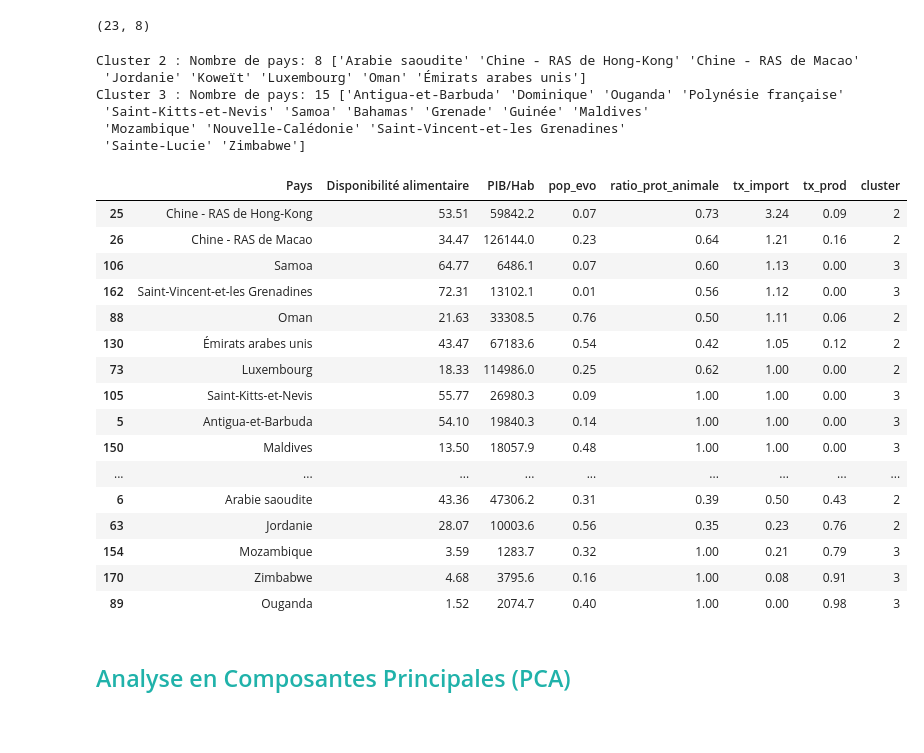
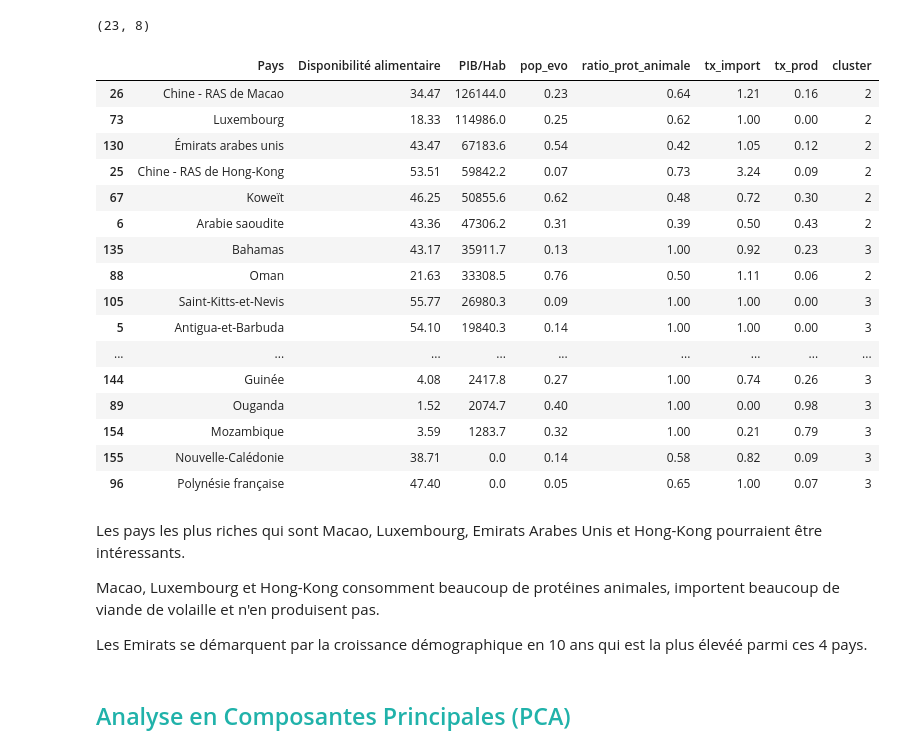
Before and after one commit to Randasabag/Etude-de-march-de-la-poule-qui-chante-avec-Python, a Jupyter notebook: projet9V1.ipynb, the cells around one changed output. Drawn from its saved outputs; the diff is of its cells as text; code cells hidden in the pictures; blank space fills up the shorter version.

```diff
--- a/projet9V1.ipynb
+++ b/projet9V1.ipynb
@@ -1566,37 +1566,33 @@ clusters_cah_retenus.sort_values(by=['ratio_prot_animale','PIB/Hab'], ascending=
 clusters_cah_retenus.shape
 # %% [output]
 (23, 8)
-# %%
-print('Cluster 2 :','Nombre de pays:', len(cluster2), cluster2['Pays'].unique())
-print('Cluster 3 :','Nombre de pays:', len(cluster3), cluster3['Pays'].unique())
-# %% [output]
-Cluster 2 : Nombre de pays: 8 ['Arabie saoudite' 'Chine - RAS de Hong-Kong' 'Chine - RAS de Macao'
- 'Jordanie' 'Koweït' 'Luxembourg' 'Oman' 'Émirats arabes unis']
-Cluster 3 : Nombre de pays: 15 ['Antigua-et-Barbuda' 'Dominique' 'Ouganda' 'Polynésie française'
- 'Saint-Kitts-et-Nevis' 'Samoa' 'Bahamas' 'Grenade' 'Guinée' 'Maldives'
- 'Mozambique' 'Nouvelle-Calédonie' 'Saint-Vincent-et-les Grenadines'
- 'Sainte-Lucie' 'Zimbabwe']
 # %%
 #Pays retenus ordonnés en fonction du taux d'importation
-clusters_cah_retenus.sort_values(by=['tx_import','PIB/Hab'], ascending=False)
+clusters_cah_retenus.sort_values(by=['PIB/Hab'], ascending=False)
 # %% [output]
 |  | Pays | Disponibilité alimentaire | PIB/Hab | pop_evo | ratio_prot_animale | tx_import | tx_prod | cluster |
+| 26 | Chine - RAS de Macao | 34.47 | 126144.0 | 0.23 | 0.64 | 1.21 | 0.16 | 2 |
+| 73 | Luxembourg | 18.33 | 114986.0 | 0.25 | 0.62 | 1.00 | 0.00 | 2 |
+| 130 | Émirats arabes unis | 43.47 | 67183.6 | 0.54 | 0.42 | 1.05 | 0.12 | 2 |
 | 25 | Chine - RAS de Hong-Kong | 53.51 | 59842.2 | 0.07 | 0.73 | 3.24 | 0.09 | 2 |
-| 26 | Chine - RAS de Macao | 34.47 | 126144.0 | 0.23 | 0.64 | 1.21 | 0.16 | 2 |
-| 106 | Samoa | 64.77 | 6486.1 | 0.07 | 0.60 | 1.13 | 0.00 | 3 |
-| 162 | Saint-Vincent-et-les Grenadines | 72.31 | 13102.1 | 0.01 | 0.56 | 1.12 | 0.00 | 3 |
+| 67 | Koweït | 46.25 | 50855.6 | 0.62 | 0.48 | 0.72 | 0.30 | 2 |
+| 6 | Arabie saoudite | 43.36 | 47306.2 | 0.31 | 0.39 | 0.50 | 0.43 | 2 |
+| 135 | Bahamas | 43.17 | 35911.7 | 0.13 | 1.00 | 0.92 | 0.23 | 3 |
 | 88 | Oman | 21.63 | 33308.5 | 0.76 | 0.50 | 1.11 | 0.06 | 2 |
-| 130 | Émirats arabes unis | 43.47 | 67183.6 | 0.54 | 0.42 | 1.05 | 0.12 | 2 |
-| 73 | Luxembourg | 18.33 | 114986.0 | 0.25 | 0.62 | 1.00 | 0.00 | 2 |
 | 105 | Saint-Kitts-et-Nevis | 55.77 | 26980.3 | 0.09 | 1.00 | 1.00 | 0.00 | 3 |
 | 5 | Antigua-et-Barbuda | 54.10 | 19840.3 | 0.14 | 1.00 | 1.00 | 0.00 | 3 |
-| 150 | Maldives | 13.50 | 18057.9 | 0.48 | 1.00 | 1.00 | 0.00 | 3 |
 | ... | ... | ... | ... | ... | ... | ... | ... | ... |
-| 6 | Arabie saoudite | 43.36 | 47306.2 | 0.31 | 0.39 | 0.50 | 0.43 | 2 |
-| 63 | Jordanie | 28.07 | 10003.6 | 0.56 | 0.35 | 0.23 | 0.76 | 2 |
+| 144 | Guinée | 4.08 | 2417.8 | 0.27 | 1.00 | 0.74 | 0.26 | 3 |
+| 89 | Ouganda | 1.52 | 2074.7 | 0.40 | 1.00 | 0.00 | 0.98 | 3 |
 | 154 | Mozambique | 3.59 | 1283.7 | 0.32 | 1.00 | 0.21 | 0.79 | 3 |
-| 170 | Zimbabwe | 4.68 | 3795.6 | 0.16 | 1.00 | 0.08 | 0.91 | 3 |
-| 89 | Ouganda | 1.52 | 2074.7 | 0.40 | 1.00 | 0.00 | 0.98 | 3 |
+| 155 | Nouvelle-Calédonie | 38.71 | 0.0 | 0.14 | 0.58 | 0.82 | 0.09 | 3 |
+| 96 | Polynésie française | 47.40 | 0.0 | 0.05 | 0.65 | 1.00 | 0.07 | 3 |
+# %% [markdown]
+Les pays les plus riches qui sont Macao, Luxembourg, Emirats Arabes Unis et Hong-Kong pourraient être intéressants.
+
+Macao, Luxembourg et Hong-Kong consomment beaucoup de protéines animales, importent beaucoup de viande de volaille et n'en produisent pas.
+
+Les Emirats se démarquent par la croissance démographique en 10 ans qui est la plus élevéé parmi ces 4 pays.
 # %% [markdown]
 ## <a name="C25"><font color='LightSeaGreen'>Analyse en Composantes Principales (PCA)</font></a>
 # %%
```
Also changed, not shown: parts of 1 cell of this notebook.
